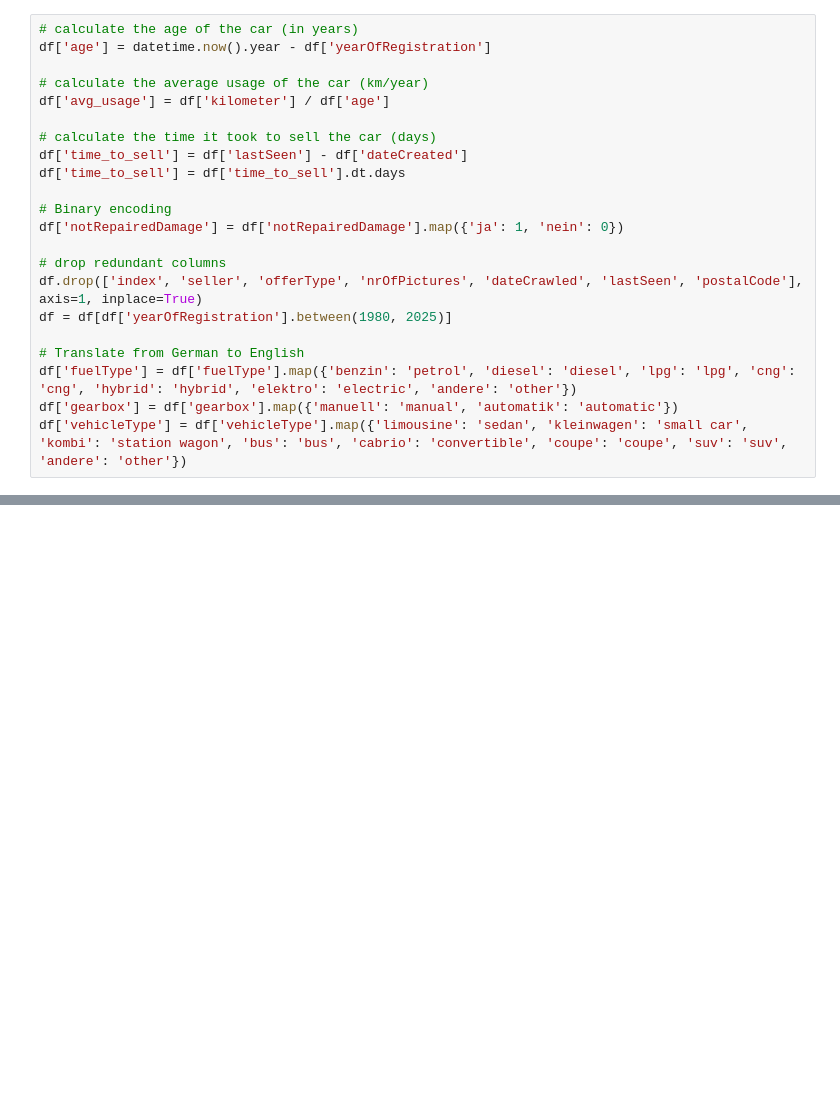
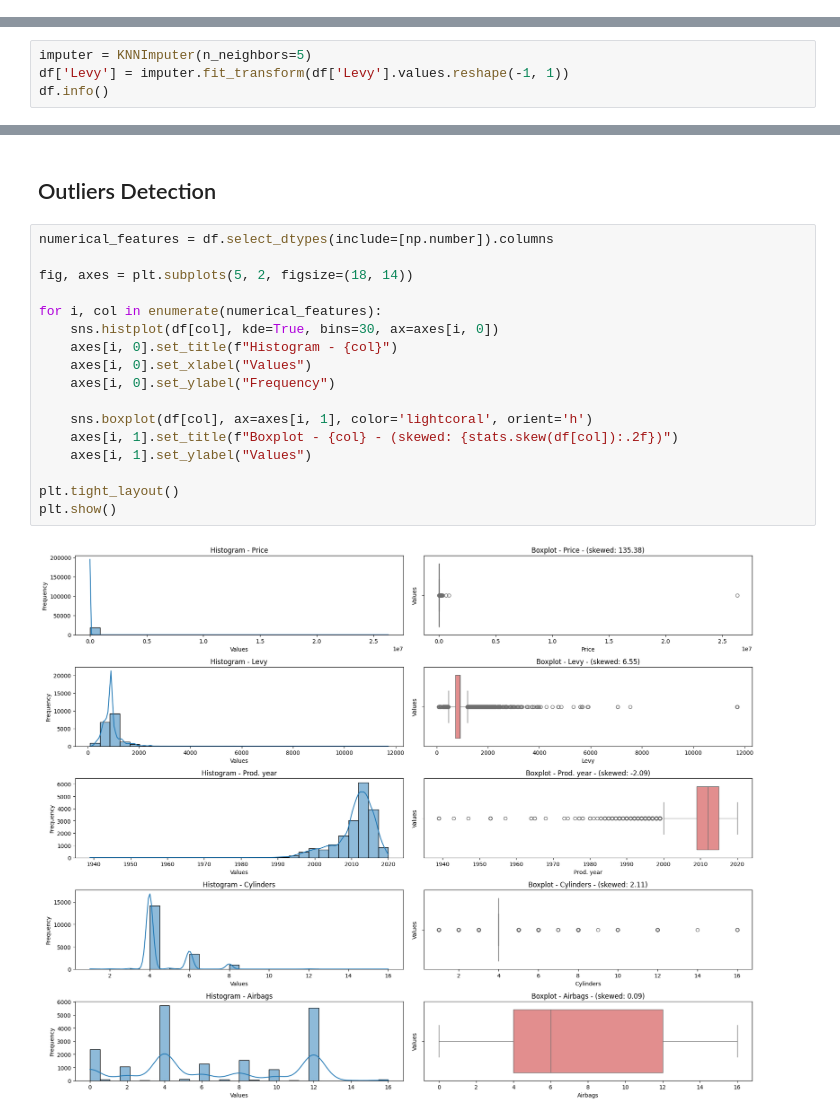
Before and after one commit to minhquana1906/used-car-price-prediction, a Jupyter notebook: notebooks/experiments.ipynb, the cells around one changed output, grey strips where cells are left out. Saved outputs shown, nothing was run; the diff lists cells and outputs as text; blank space fills up the shorter version.

```diff
--- a/notebooks/experiments.ipynb
+++ b/notebooks/experiments.ipynb
@@ -271,22 +177,0 @@ Also, I noticed that the yearOfRegistration column has some odd and extreme valu
-# %%
-# calculate the age of the car (in years)
-df['age'] = datetime.now().year - df['yearOfRegistration']
-
-# calculate the average usage of the car (km/year)
-df['avg_usage'] = df['kilometer'] / df['age']
-
-# calculate the time it took to sell the car (days)
-df['time_to_sell'] = df['lastSeen'] - df['dateCreated']
-df['time_to_sell'] = df['time_to_sell'].dt.days
-
-# Binary encoding
-df['notRepairedDamage'] = df['notRepairedDamage'].map({'ja': 1, 'nein': 0})
-
-# drop redundant columns
-df.drop(['index', 'seller', 'offerType', 'nrOfPictures', 'dateCrawled', 'lastSeen', 'postalCode'], axis=1, inplace=True)
-df = df[df['yearOfRegistration'].between(1980, 2025)]
-
-# Translate from German to English
-df['fuelType'] = df['fuelType'].map({'benzin': 'petrol', 'diesel': 'diesel', 'lpg': 'lpg', 'cng': 'cng', 'hybrid': 'hybrid', 'elektro': 'electric', 'andere': 'other'})
-df['gearbox'] = df['gearbox'].map({'manuell': 'manual', 'automatik': 'automatic'})
-df['vehicleType'] = df['vehicleType'].map({'limousine': 'sedan', 'kleinwagen': 'small car', 'kombi': 'station wagon', 'bus': 'bus', 'cabrio': 'convertible', 'coupe': 'coupe', 'suv': 'suv', 'andere': 'other'})
@@ -313,0 +221,4 @@ df.head().T
+# %%
+imputer = KNNImputer(n_neighbors=5)
+df['Levy'] = imputer.fit_transform(df['Levy'].values.reshape(-1, 1))
+df.info()
@@ -313,0 +266,21 @@ df.head().T
+# %% [markdown]
+## Outliers Detection
+# %%
+numerical_features = df.select_dtypes(include=[np.number]).columns
+
+fig, axes = plt.subplots(5, 2, figsize=(18, 14))
+
+for i, col in enumerate(numerical_features):
+    sns.histplot(df[col], kde=True, bins=30, ax=axes[i, 0])
+    axes[i, 0].set_title(f"Histogram - {col}")
+    axes[i, 0].set_xlabel("Values")
+    axes[i, 0].set_ylabel("Frequency")
+
+    sns.boxplot(df[col], ax=axes[i, 1], color='lightcoral', orient='h')
+    axes[i, 1].set_title(f"Boxplot - {col} - (skewed: {stats.skew(df[col]):.2f})")
+    axes[i, 1].set_ylabel("Values")
+
+plt.tight_layout()
+plt.show()
+# %% [output]
+[figure, added]
```
Also changed, not shown: parts of 144 cells of this notebook, 1 other file.
